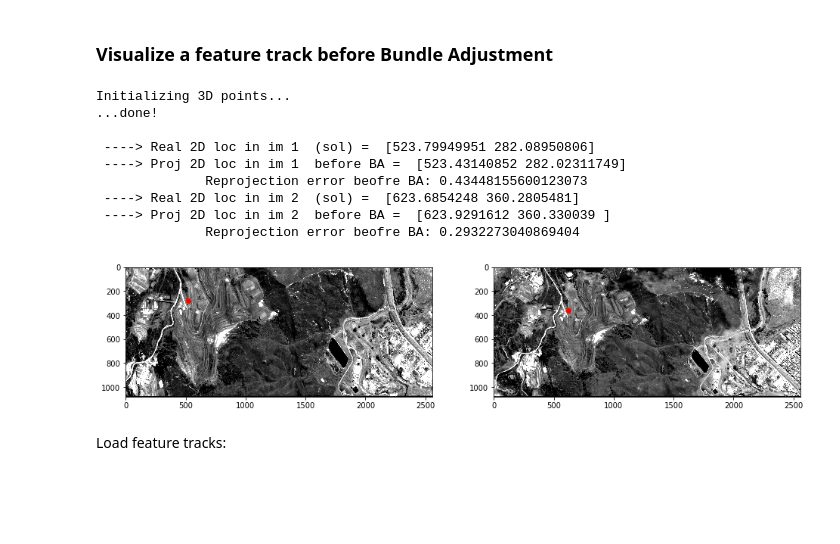
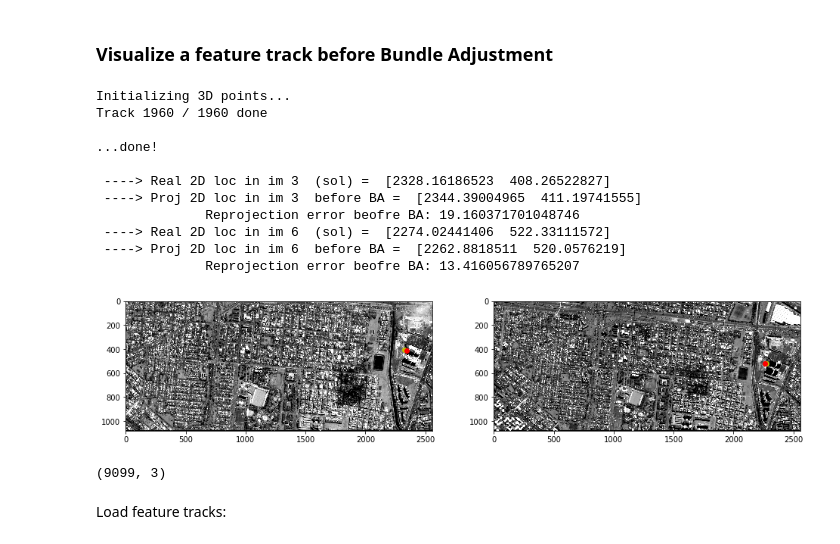
Before and after one commit to centreborelli/sat-bundleadjust, a Jupyter notebook: skysat_pipeline_exp.ipynb, the cells around one changed output. Saved outputs shown, nothing was run; the diff lists cells and outputs as text; code cells hidden in the pictures; blank space fills up the shorter version.

```diff
--- a/skysat_pipeline_exp.ipynb
+++ b/skysat_pipeline_exp.ipynb
@@ -33,12 +34,12 @@ import glob
 rpcs_from_images = True
 
 # load images from folder and rpcs from TXT
-exp_name = 'skysat_L1A/dona_juana1_fake'
+exp_name = 'skysat_L1A/dona_juana2_9'
 input_dir = os.path.join('ba_experiments/',exp_name)
 
 # read tiff images
 myimages = np.sort(glob.glob(input_dir+'/frames/*.tif'))
-myimages = myimages[:20]
+#myimages = myimages[:3]
 print('Found {} images'.format(len(myimages)))
 n_cam = len(myimages)
 print('Number of images to be used:', n_cam)
@@ -52,10 +53,9 @@ for image in myimages:
 
 # load RPC coefficients
 if not rpcs_from_images:
-    #myrpcs2 = [rpc_model.RPCModel('../IS18/'+os.path.splitext(im)[0]+'_rpc.txt') for im in myimages]
-    myrpcs2 = [s2p.rpc_model.RPCModel(os.path.splitext(im)[0]+'_RPC.TXT') for im in myimages]
+    myrpcs2 = [rpcm.rpc_from_rpc_file(os.path.splitext(im)[0]+'_RPC.TXT') for im in myimages]
 else:
-    myrpcs2 = [s2p.rpc_utils.rpc_from_geotiff(x) for x in myimages]
+    myrpcs2 = [rpcm.rpc_from_geotiff(x) for x in myimages]
 print('Finished loading RPC coefficients')
 
 #for rpc in myrpcs2:
@@ -744,7 +796,7 @@ if feature_tracks_3:
 # %%
 print('Initializing 3D points...')
 
-pts_3d, C = ba_utils.initialize_3d_points(P_crop, C, cam_model, var_filt=False, var_hist=True)
+pts_3d, C = ba_utils.initialize_3d_points(P_crop, C, pairs_to_triangulate, cam_model, var_filt=False, var_hist=True)
 
 print('...done!\n')
 
@@ -757,40 +809,46 @@ _,f = plt.subplots(1, len(im_ind), figsize=(16,12))
 for i in im_ind:
     cont += 1
 
     p_2d_gt = C[(i*2):(i*2+2),p_ind]
 
     #proj = P_crop_ba[i] @ np.expand_dims(np.hstack((pts_3d_ba[p_ind,:], np.ones(1))), axis=1)
     #p_2d_proj_ba = proj[0:2,:] / proj[-1,-1]
     proj = P_crop[i] @ np.expand_dims(np.hstack((pts_3d[p_ind,:], np.ones(1))), axis=1)
     p_2d_proj = proj[0:2,:] / proj[-1,-1]  # col, row
 
     #if cont == 0:
         #print('3D location (initial)  :', pts_3d[p_ind,:].ravel())
         #print('3D location (after BA) :', pts_3d_ba[p_ind,:].ravel(), '\n')
 
     print(' ----> Real 2D loc in im', i, ' (sol) = ', p_2d_gt)
     print(' ----> Proj 2D loc in im', i, ' before BA = ', p_2d_proj.ravel())
     #print(' ----> Proj 2D loc in im', i, ' after  BA = ', p_2d_proj_ba.ravel())
     print('              Reprojection error beofre BA:', np.sum(abs(p_2d_proj.ravel() - p_2d_gt)))
     #print('              Reprojection error after  BA:', np.sum(abs(p_2d_proj_ba.ravel() - p_2d_gt)))
 
     f[cont].imshow(mycrops[i]['crop'], cmap="gray")
     f[cont].plot(*p_2d_gt, "yo")
     f[cont].plot(*p_2d_proj, "ro")
     #f[cont].plot(*p_2d_gt[::-1], "yo")
     #f[cont].plot(*p_2d_proj[::-1], "ro")
     #f[cont].plot(*p_2d_proj_ba, "go")
 # %% [output]
 Initializing 3D points...
+Track 1960 / 1960 done
+
 ...done!
 
- ----> Real 2D loc in im 1  (sol) =  [523.79949951 282.08950806]
- ----> Proj 2D loc in im 1  before BA =  [523.43140852 282.02311749]
-              Reprojection error beofre BA: 0.43448155600123073
- ----> Real 2D loc in im 2  (sol) =  [623.6854248 360.2805481]
- ----> Proj 2D loc in im 2  before BA =  [623.9291612 360.330039 ]
-              Reprojection error beofre BA: 0.2932273040869404
+ ----> Real 2D loc in im 3  (sol) =  [2328.16186523  408.26522827]
+ ----> Proj 2D loc in im 3  before BA =  [2344.39004965  411.19741555]
+              Reprojection error beofre BA: 19.160371701048746
+ ----> Real 2D loc in im 6  (sol) =  [2274.02441406  522.33111572]
+ ----> Proj 2D loc in im 6  before BA =  [2262.8818511  520.0576219]
+              Reprojection error beofre BA: 13.416056789765207
-[figure, old version]
+[figure, new version]
+# %%
+pts_3d.shape
+# %% [output]
+(9099, 3)
 # %% [markdown]
 Load feature tracks:
 # %%
```
Also changed, not shown: parts of 27 cells of this notebook, 7 other files.
